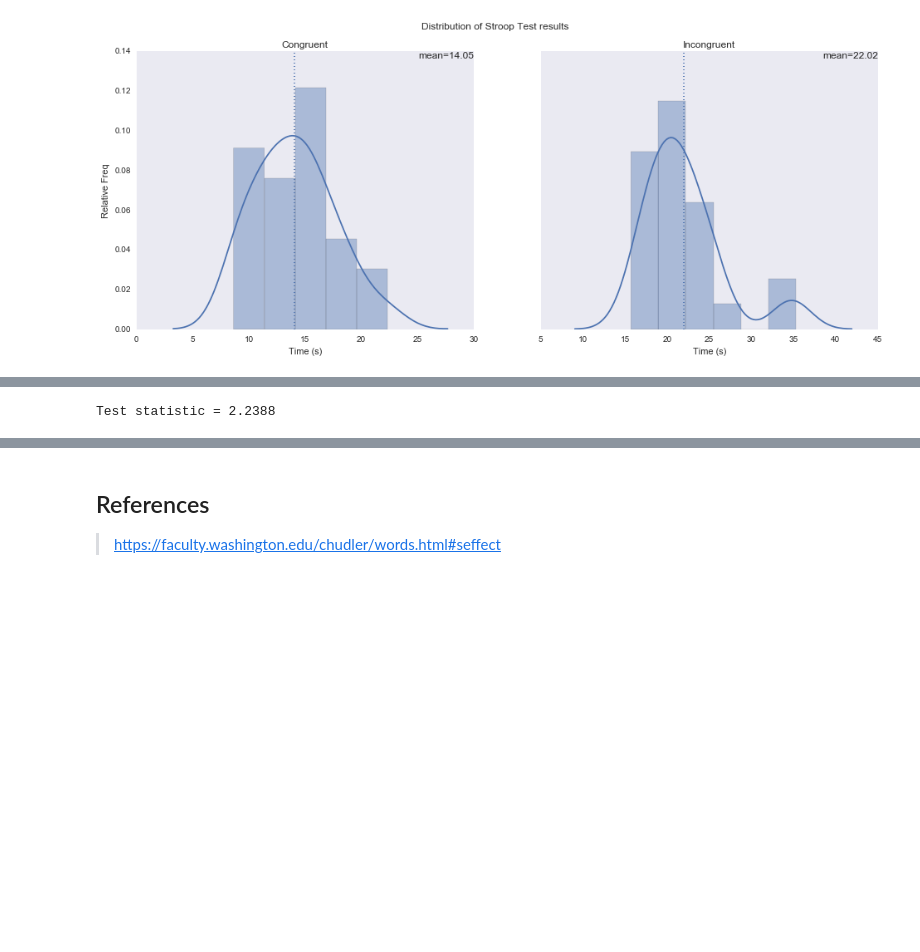
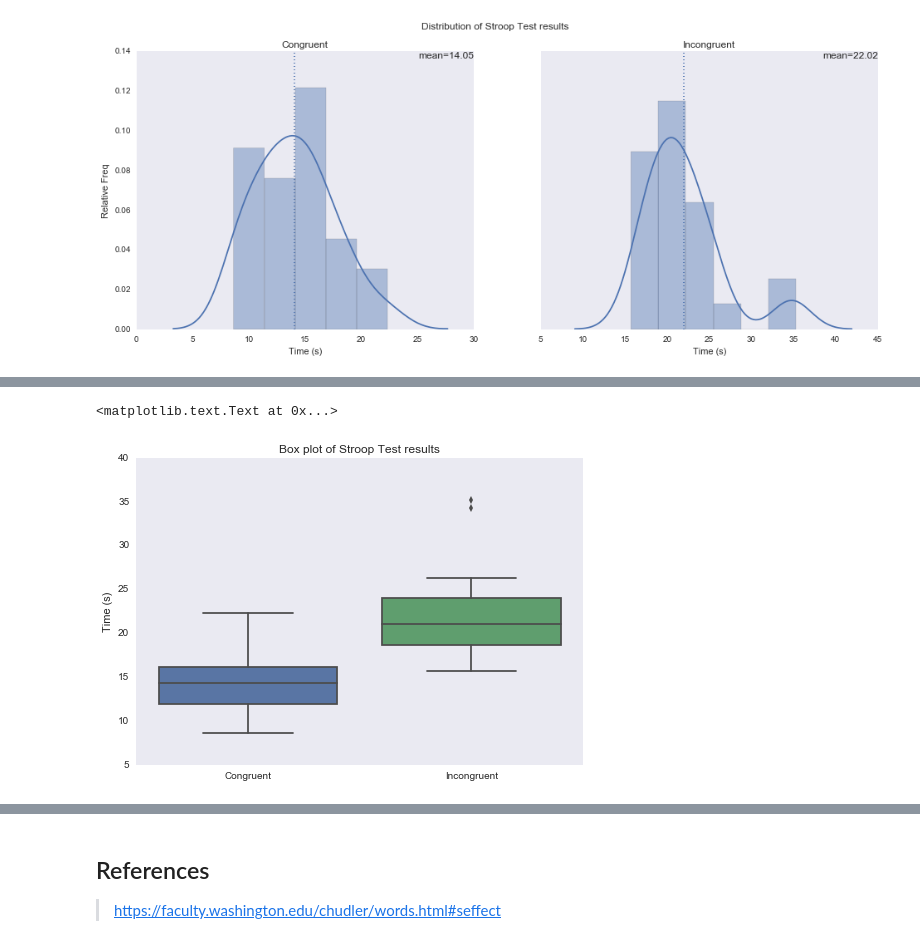
Before and after one commit to johnhagler/notebooks, a Jupyter notebook: Udacity/dandp1-stroopeffect/Stroop_Effect.ipynb, the cells around one changed output, grey strips where cells are left out. Cells and saved outputs as stored; diff of their text form; code cells hidden in the pictures; blank space fills up the shorter version.

```diff
--- a/Udacity/dandp1-stroopeffect/Stroop_Effect.ipynb
+++ b/Udacity/dandp1-stroopeffect/Stroop_Effect.ipynb
@@ -156,4 +129,7 @@ ax2.set_xlabel('Time (s)')
-# %%
-print 'Test statistic = %.4f' % ((22.02-14.05)/3.56)
-# %% [output]
-Test statistic = 2.2388
+# %%
+sns.boxplot(data=df[['Congruent','Incongruent']])
+plt.title('Box plot of Stroop Test results')
+plt.ylabel('Time (s)')
+# %% [output]
+<matplotlib.text.Text at 0x...>
+[figure, added]
```
Also changed, not shown: parts of 20 cells of this notebook, 8 other files.
